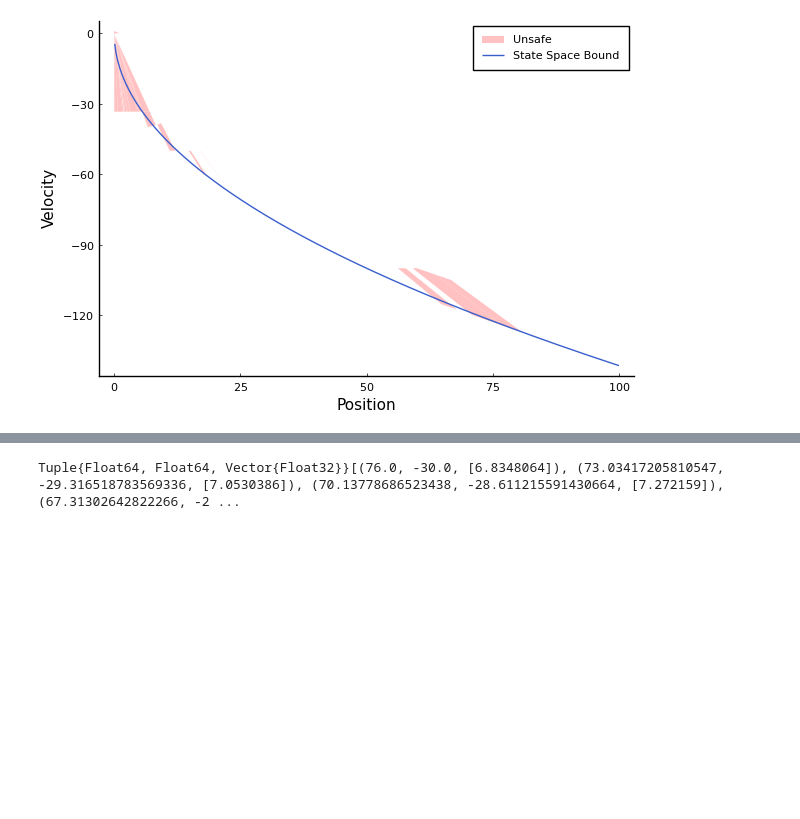
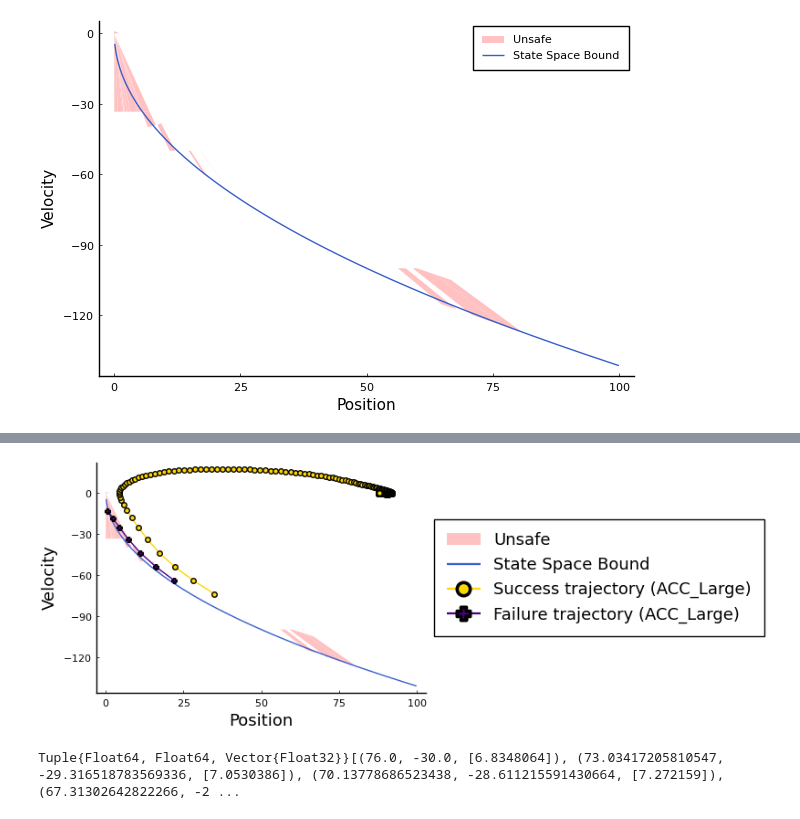
Before and after one commit to samysweb/NCubeV, a Jupyter notebook: experiments/acc/Analysis.ipynb, the cells around one changed output, grey strips where cells are left out. Cells and saved outputs as stored; diff of their text form; code cells hidden in the pictures; blank space fills up the shorter version.

```diff
--- a/experiments/acc/Analysis.ipynb
+++ b/experiments/acc/Analysis.ipynb
@@ -426,0 +427,5 @@ Tuple{Float64, Float64, Vector{Float32}}[(22.0, -64.0, [99.99999]), (16.10000038
+# %%
+trajectory_plot_v2_large = plot(trajectory_plot_v2_large,legend_position=:outerright,size=(800,300),
+    legendfontsize=13,xguidefontsize=13,yguidefontsize=13,background_color_legend="rgba(255,255,255,1.0)")
+# %% [output]
+[figure, added]
```
Also changed, not shown: parts of 4 cells of this notebook, 1 other file.
